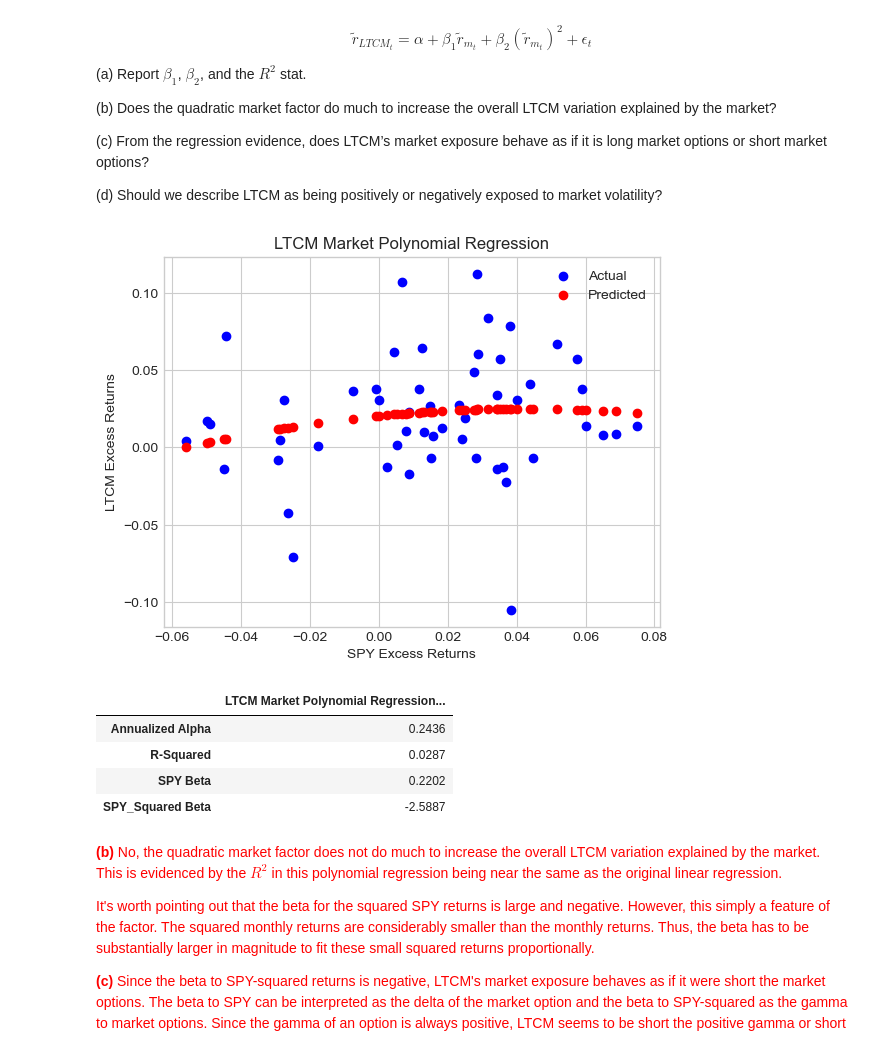
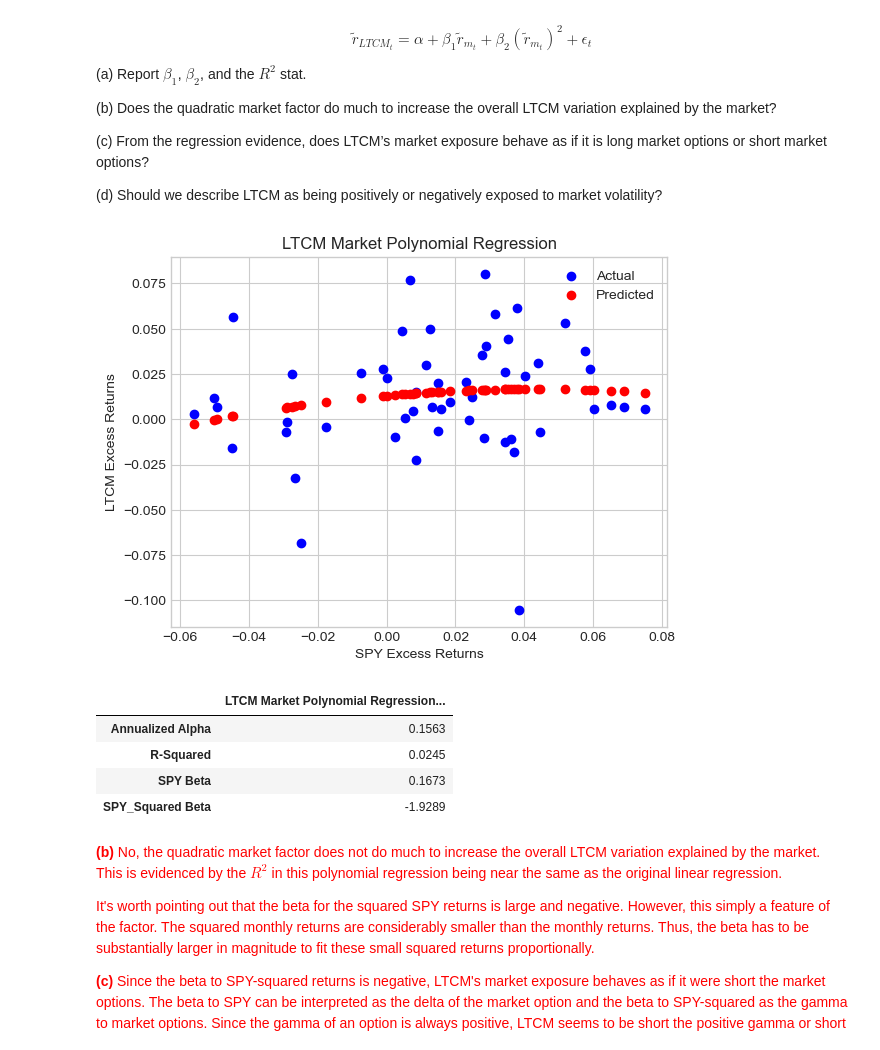
Before and after one commit to mschaefer77/PRM-Homework, a Jupyter notebook: Homework_8_AEG.ipynb, the cells around one changed output. Cells and saved outputs as stored; diff of their text form; code cells hidden in the pictures.

```diff
--- a/Homework_8_AEG.ipynb
+++ b/Homework_8_AEG.ipynb
@@ -283,37 +280,37 @@ $$\tilde{r}_{LTCM_t} = \alpha + \beta_1 \tilde{r}_{m_t} + \beta_2 (\tilde{r}_{m_
 (d) Should we describe LTCM as being positively or negatively exposed to market volatility?
 # %%
 spy_input = xs_rets_spy.loc[xs_rets_ltcm.index, ['SPY']]
-ltcm_input = xs_rets_ltcm.loc[:, ['gross_ret']]
+ltcm_input = xs_rets_ltcm.loc[:, ['net_ret']]
 poly = PolynomialFeatures(degree=2)
 spy_poly = poly.fit_transform(spy_input)
 
 model = LinearRegression()
-model.fit(spy_poly, xs_rets_ltcm.loc[:, ['gross_ret']])
+model.fit(spy_poly, xs_rets_ltcm.loc[:, ['net_ret']])
 
 ltcm_pred = model.predict(spy_poly)
 
 # Plot the results
 plt.scatter(spy_input, ltcm_input, color='blue')
 plt.scatter(spy_input, ltcm_pred, color='red')
 plt.title('LTCM Market Polynomial Regression')
 plt.xlabel('SPY Excess Returns')
 plt.ylabel('LTCM Excess Returns')
 plt.legend(['Actual', 'Predicted'])
 plt.show()
 # %% [output]
-[figure, old version]
+[figure, new version]
 # %%
 #(a)
 xs_rets_spy['SPY_Squared'] = xs_rets_spy.loc[:, ['SPY']] ** 2
-pmh.calc_regression(xs_rets_ltcm.loc[:, 'gross_ret'].to_frame('LTCM Market Polynomial Regression Stats'), xs_rets_spy.loc[xs_rets_ltcm.index],
+pmh.calc_regression(xs_rets_ltcm.loc[:, 'net_ret'].to_frame('LTCM Market Polynomial Regression Stats'), xs_rets_spy.loc[xs_rets_ltcm.index],
                     annual_factor=12, warnings=False,
                     keep_columns=['Annualized Alpha', 'SPY Beta', 'SPY_Squared Beta', 'R-Squared']).T
 # %% [output]
 |  | LTCM Market Polynomial Regression... |
-| Annualized Alpha | 0.2436 |
-| R-Squared | 0.0287 |
-| SPY Beta | 0.2202 |
-| SPY_Squared Beta | -2.5887 |
+| Annualized Alpha | 0.1563 |
+| R-Squared | 0.0245 |
+| SPY Beta | 0.1673 |
+| SPY_Squared Beta | -1.9289 |
 # %% [markdown]
 <span style="color:red;">
 
```
Also changed, not shown: parts of 3 cells of this notebook.
